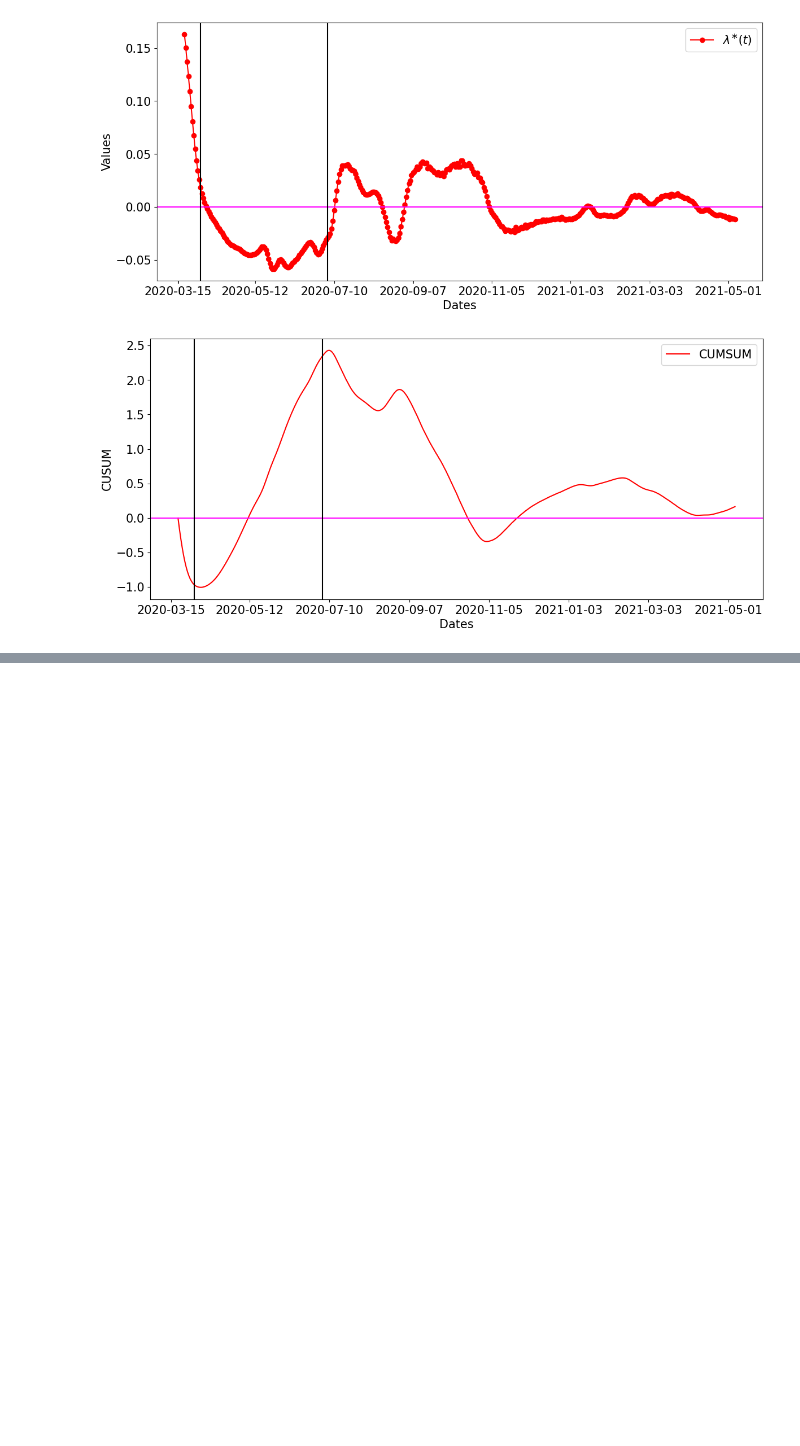
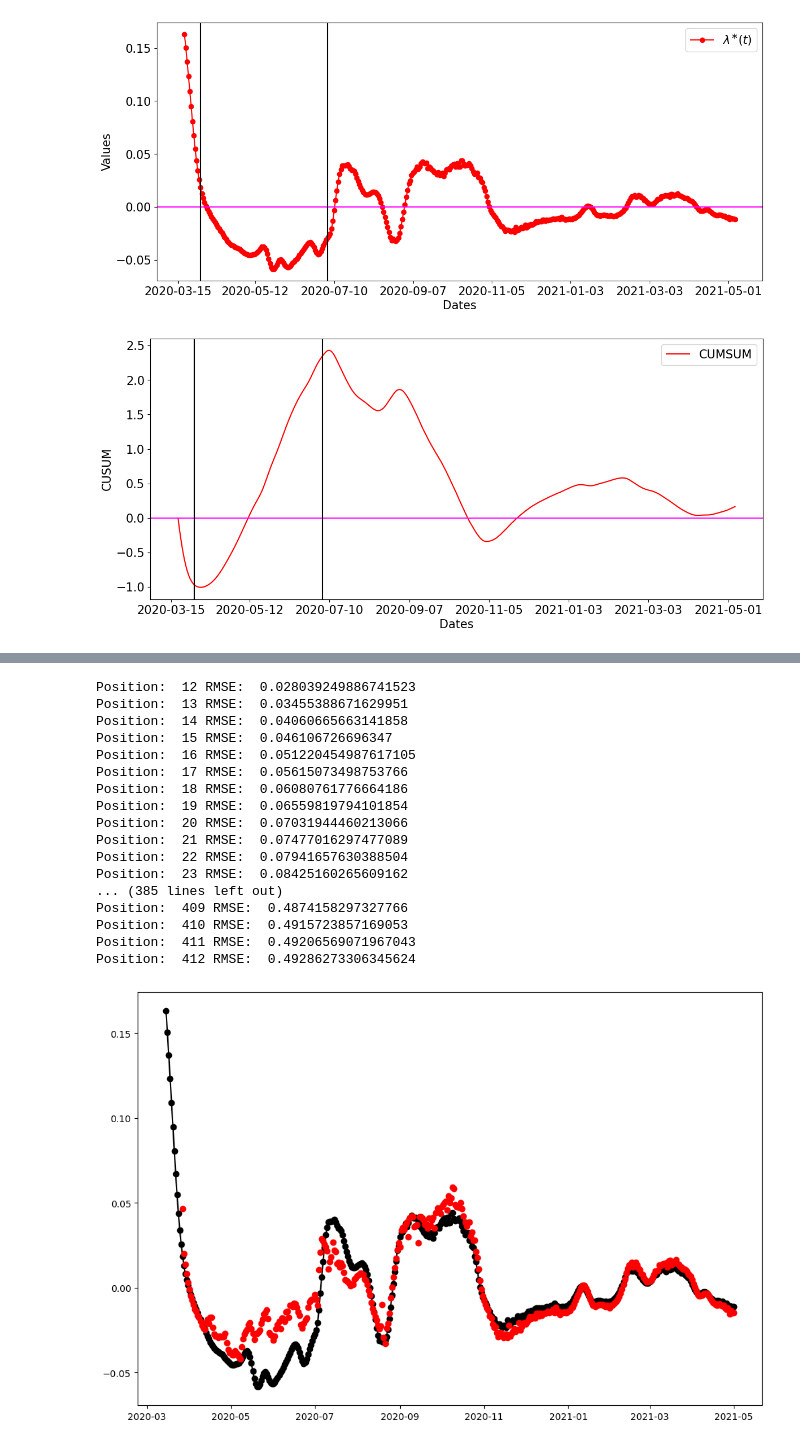
Before and after one commit to OD1992/Python-programs, a Jupyter notebook: Hospi_change_point.ipynb, the cells around one changed output, grey strips where cells are left out. Drawn from its saved outputs; the diff is of its cells as text; code cells hidden in the pictures; blank space fills up the shorter version.

```diff
--- a/Hospi_change_point.ipynb
+++ b/Hospi_change_point.ipynb
@@ -449,0 +439,49 @@ maximum reached at:  2020-09-11 00:00:00 minimum reached at:  2021-04-05 00:00:0
+# %%
+from statsmodels.tsa.ar_model import AutoReg
+from sklearn.metrics import mean_squared_error
+from math import sqrt
+# load dataset
+# split dataset
+X = Lambda
+coefs = []
+RMSE = []
+y = []
+count_iter = []
+plt.figure(figsize = (12, 8))
+plt.plot(Dates[:len(Lambda)], Lambda, 'o-', color='black')
+for t in np.arange(12, len(X)):
+    train = X[:t]
+    model = AutoReg(train, lags=5)
+    model_fit = model.fit()
+    coef = model_fit.params
+    coefs.append(coef)
+    #print(model_fit.summary())
+    #print(t, coef)
+    y_t = coef[0] + coef[1]*X[t-1] + coef[2]*X[t-2] #+coef[3]*X[t-3] + coef[4]*X[t-4] + coef[5]*X[t-5]
+    y.append(y_t)
+    RMSE_t = np.linalg.norm(X[t]- y) / np.sqrt(1)
+    RMSE.append(RMSE_t)
+    print("Position: ",t,'RMSE: ',RMSE_t)
+    if RMSE_t >= 0.6:
+        count_ite = t
+        count_iter.append(count_ite)
+    plt.plot(Dates[t], y_t, 'o-', color='red')
+# %% [output]
+Position:  12 RMSE:  0.028039249886741523
+Position:  13 RMSE:  0.03455388671629951
+Position:  14 RMSE:  0.04060665663141858
+Position:  15 RMSE:  0.046106726696347
+Position:  16 RMSE:  0.051220454987617105
+Position:  17 RMSE:  0.05615073498753766
+Position:  18 RMSE:  0.06080761776664186
+Position:  19 RMSE:  0.06559819794101854
+Position:  20 RMSE:  0.07031944460213066
+Position:  21 RMSE:  0.07477016297477089
+Position:  22 RMSE:  0.07941657630388504
+Position:  23 RMSE:  0.08425160265609162
+... (385 lines left out)
+Position:  409 RMSE:  0.4874158297327766
+Position:  410 RMSE:  0.4915723857169053
+Position:  411 RMSE:  0.49206569071967043
+Position:  412 RMSE:  0.49286273306345624
+[figure, added]
```
Also changed, not shown: parts of 11 cells of this notebook.
